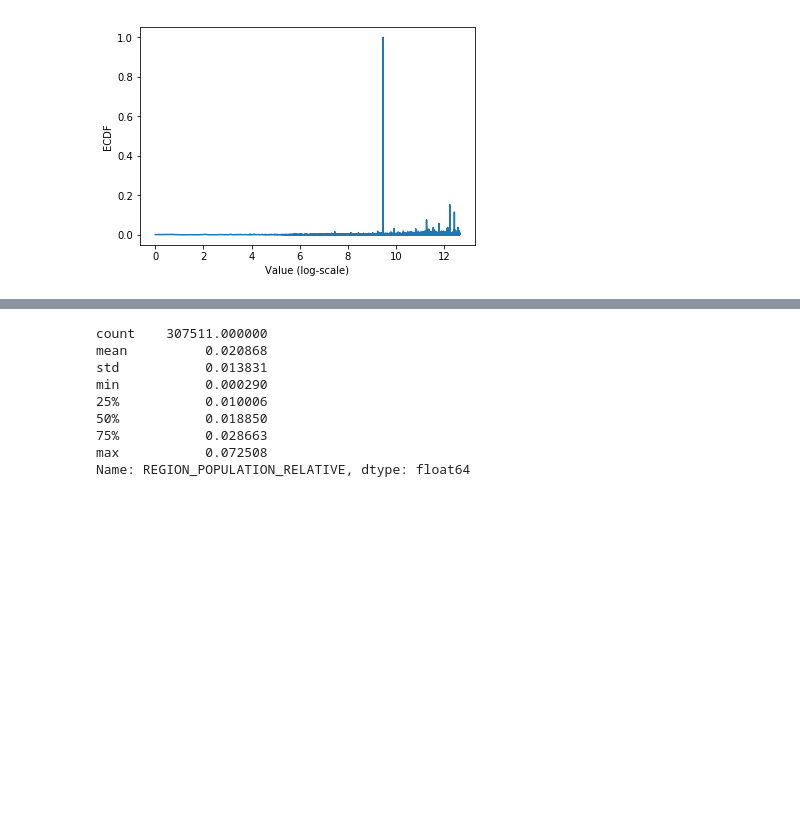
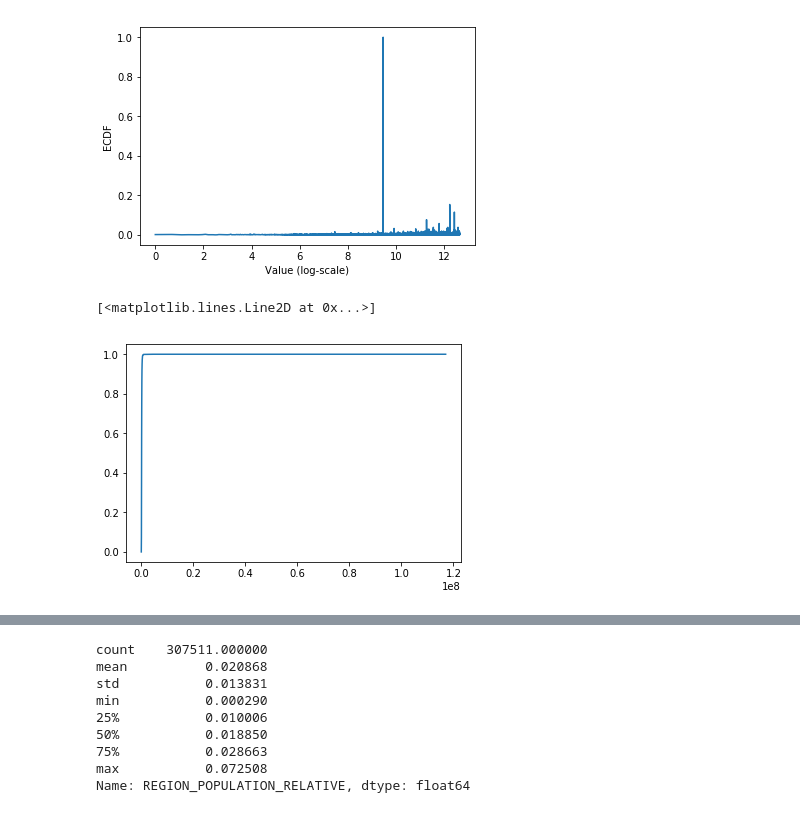
Before and after one commit to ZlinTsai/2nd-ML100Days, a Jupyter notebook: homework/Day_006_HW.ipynb, the cells around one changed output, grey strips where cells are left out. Cells and saved outputs as stored; diff of their text form; code cells hidden in the pictures; blank space fills up the shorter version.

```diff
--- a/homework/Day_006_HW.ipynb
+++ b/homework/Day_006_HW.ipynb
@@ -166,6 +166,19 @@ plt.show()
 # %% [output]
 [figure]
 [figure]
+# %%
+def ecdf(data):
+    n = len(data)
+    x = np.sort(data)
+    y = np.arange(1, n+1) / n
+    return x, y
+
+x, y = ecdf(app_train['AMT_INCOME_TOTAL'])
+
+plt.plot(x, y)
+# %% [output]
+[<matplotlib.lines.Line2D at 0x...>]
+[figure, added]
 # %% [markdown]
 ## 補充：Normal dist 的 ECDF
 ![ecdf_normal](https://au.mathworks.com/help/examples/stats/win64/PlotEmpiricalCdfAndCompareWithSamplingDistributionExample_01.png)
```
Also changed, not shown: parts of 1 cell of this notebook.
